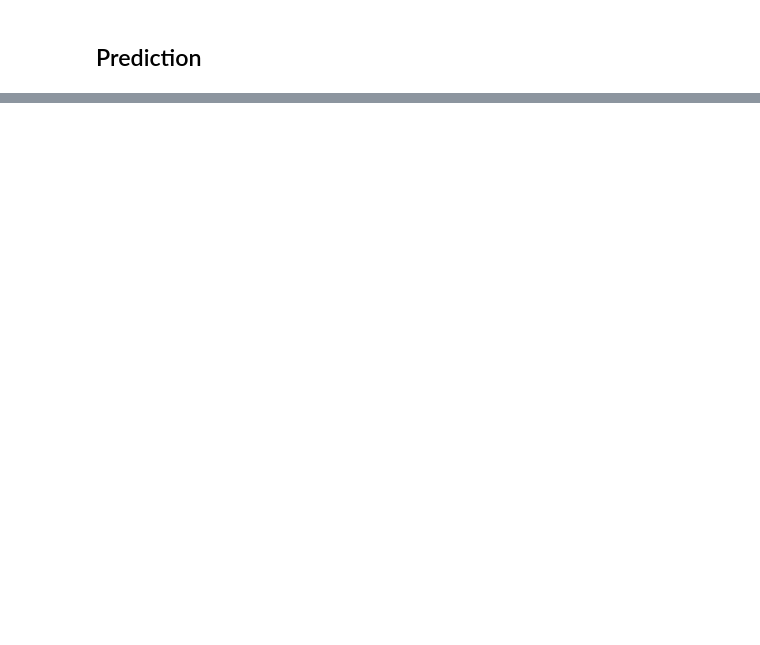
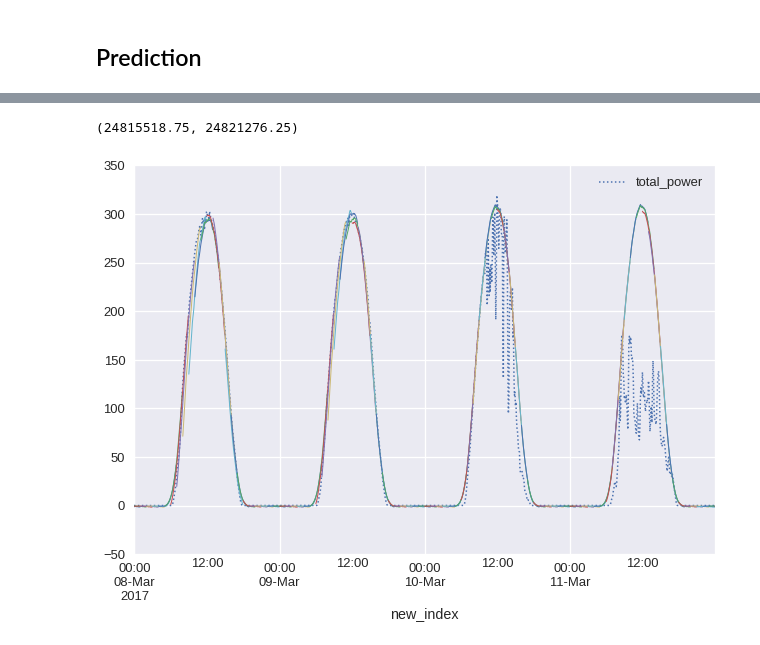
Before and after one commit to bmeyers/SolarForecasting, a Jupyter notebook: Neural_net_regression.ipynb, the cells around one changed output, grey strips where cells are left out. Cells and saved outputs as stored; diff of their text form; code cells hidden in the pictures; blank space fills up the shorter version.

```diff
--- a/Neural_net_regression.ipynb
+++ b/Neural_net_regression.ipynb
@@ -52,3 +53,29 @@ plt.show()
+# %%
+# Add the forecasts to the DataManager class
+dm.add_forecasts(problem.forecasts)
+# Use data manager class to change all indices back to "real time"
+dm.swap_index()
+# %%
+# With the forecasts in "real time" the default retrending function may be used
+transformed_forecasts = [pp.retrend_data(f) for f in dm.forecasts]
+# %%
+# Translate back to "sequential time" for plotting
+dm.add_forecasts(transformed_forecasts)
+dm.swap_index()
+# %%
+from core.utilities import plot_forecasts
+
+plot_forecasts(dm.original_dev, dm.forecasts)
+ax = plt.gca()
+lim = ax.get_xlim()
+chunk = (lim[1] - lim[0])/8.
+start = lim[0] + 2*chunk
+end = lim[0] + 6*chunk
+ax.set_ylim(-50, 350)
+ax.set_xlim(start, end)
+# %% [output]
+(24815518.75, 24821276.25)
+[figure, added]
 # %%
 problem.calc_mse()
 # %% [output]
```
Also changed, not shown: parts of 3 cells of this notebook.
